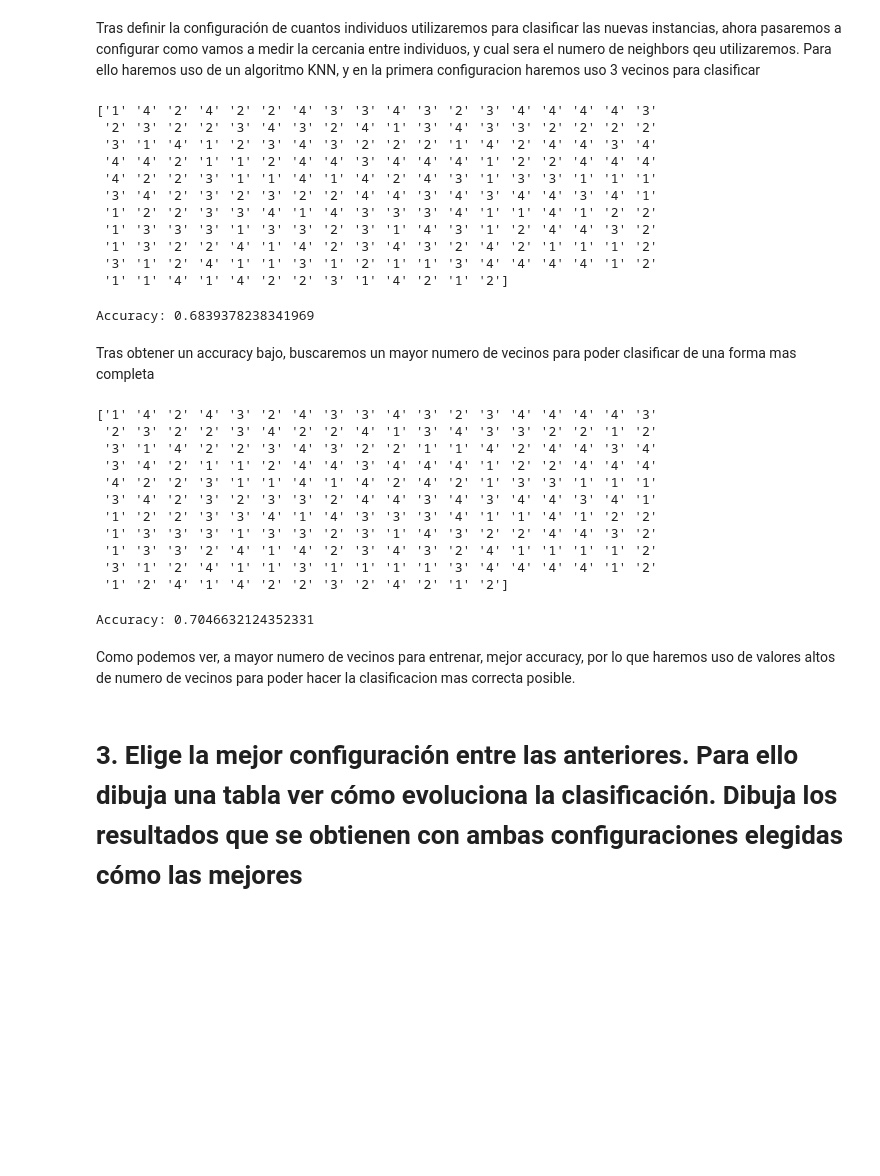
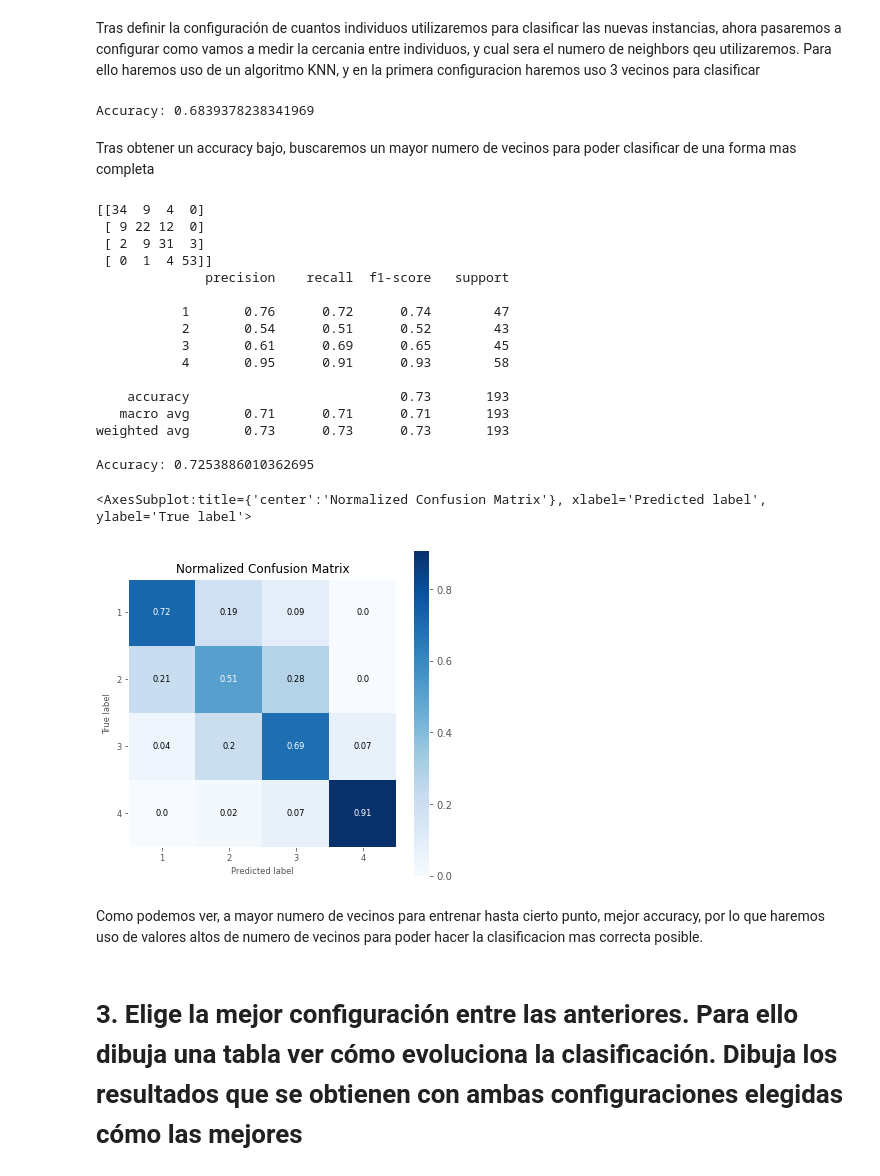
Before and after one commit to AlvaroChavarri/Practicamining3, a Jupyter notebook: LAB03-GRUPORoigChavarri/Practica4Coches_Copy.ipynb, the cells around one changed output. Drawn from its saved outputs; the diff is of its cells as text; code cells hidden in the pictures; blank space fills up the shorter version.

```diff
--- a/LAB03-GRUPORoigChavarri/Practica4Coches_Copy.ipynb
+++ b/LAB03-GRUPORoigChavarri/Practica4Coches_Copy.ipynb
@@ -145,50 +132,44 @@ vecinos=KNeighborsClassifier(n_neighbors=20)
 vecinos.fit(x_train,y_train)
 #Mostramos la solucion tras la validacion
 sol=vecinos.predict(x_test)
-print(sol)
+print("Accuracy:",metrics.accuracy_score(y_test,sol))
 # %% [output]
-['1' '4' '2' '4' '2' '2' '4' '3' '3' '4' '3' '2' '3' '4' '4' '4' '4' '3'
- '2' '3' '2' '2' '3' '4' '3' '2' '4' '1' '3' '4' '3' '3' '2' '2' '2' '2'
- '3' '1' '4' '1' '2' '3' '4' '3' '2' '2' '2' '1' '4' '2' '4' '4' '3' '4'
- '4' '4' '2' '1' '1' '2' '4' '4' '3' '4' '4' '4' '1' '2' '2' '4' '4' '4'
- '4' '2' '2' '3' '1' '1' '4' '1' '4' '2' '4' '3' '1' '3' '3' '1' '1' '1'
- '3' '4' '2' '3' '2' '3' '2' '2' '4' '4' '3' '4' '3' '4' '4' '3' '4' '1'
- '1' '2' '2' '3' '3' '4' '1' '4' '3' '3' '3' '4' '1' '1' '4' '1' '2' '2'
- '1' '3' '3' '3' '1' '3' '3' '2' '3' '1' '4' '3' '1' '2' '4' '4' '3' '2'
- '1' '3' '2' '2' '4' '1' '4' '2' '3' '4' '3' '2' '4' '2' '1' '1' '1' '2'
- '3' '1' '2' '4' '1' '1' '3' '1' '2' '1' '1' '3' '4' '4' '4' '4' '1' '2'
- '1' '1' '4' '1' '4' '2' '2' '3' '1' '4' '2' '1' '2']
+Accuracy: 0.6839378238341969
-# %%
-print("Accuracy:",metrics.accuracy_score(y_test,sol))
-# %% [output]
-Accuracy: 0.6839378238341969
 # %% [markdown]
 Tras obtener un accuracy bajo, buscaremos un mayor numero de vecinos para poder clasificar de una forma mas completa
 # %%
-#Definimos el clasificador
-vecinos2=KNeighborsClassifier(n_neighbors=30)
+#Definimos el clasificador despues explicaremos la razon por la que hemos escogido 50
+knn=KNeighborsClassifier(n_neighbors=50)
 #Entrenamos con el clasificador y los datos de entrenamiento
-vecinos2.fit(x_train,y_train)
+knn.fit(x_train,y_train)
 #Mostramos la solucion tras la validacion
-sol2=vecinos2.predict(x_test)
-print(sol2)
+pred=knn.predict(x_test)
+print(confusion_matrix(y_test,pred))
+print(classification_report(y_test, pred))
+print("Accuracy:",metrics.accuracy_score(y_test,pred))
 # %% [output]
-['1' '4' '2' '4' '3' '2' '4' '3' '3' '4' '3' '2' '3' '4' '4' '4' '4' '3'
- '2' '3' '2' '2' '3' '4' '2' '2' '4' '1' '3' '4' '3' '3' '2' '2' '1' '2'
- '3' '1' '4' '2' '2' '3' '4' '3' '2' '2' '1' '1' '4' '2' '4' '4' '3' '4'
- '3' '4' '2' '1' '1' '2' '4' '4' '3' '4' '4' '4' '1' '2' '2' '4' '4' '4'
- '4' '2' '2' '3' '1' '1' '4' '1' '4' '2' '4' '2' '1' '3' '3' '1' '1' '1'
- '3' '4' '2' '3' '2' '3' '3' '2' '4' '4' '3' '4' '3' '4' '4' '3' '4' '1'
- '1' '2' '2' '3' '3' '4' '1' '4' '3' '3' '3' '4' '1' '1' '4' '1' '2' '2'
- '1' '3' '3' '3' '1' '3' '3' '2' '3' '1' '4' '3' '2' '2' '4' '4' '3' '2'
- '1' '3' '3' '2' '4' '1' '4' '2' '3' '4' '3' '2' '4' '1' '1' '1' '1' '2'
- '3' '1' '2' '4' '1' '1' '3' '1' '1' '1' '1' '3' '4' '4' '4' '4' '1' '2'
- '1' '2' '4' '1' '4' '2' '2' '3' '2' '4' '2' '1' '2']
+[[34  9  4  0]
+ [ 9 22 12  0]
+ [ 2  9 31  3]
+ [ 0  1  4 53]]
+              precision    recall  f1-score   support
+
+           1       0.76      0.72      0.74        47
+           2       0.54      0.51      0.52        43
+           3       0.61      0.69      0.65        45
+           4       0.95      0.91      0.93        58
+
+    accuracy                           0.73       193
+   macro avg       0.71      0.71      0.71       193
+weighted avg       0.73      0.73      0.73       193
+
+Accuracy: 0.7253886010362695
-# %%
-print("Accuracy:",metrics.accuracy_score(y_test,sol2))
-# %% [output]
-Accuracy: 0.7046632124352331
+# %%
+skplt.metrics.plot_confusion_matrix(y_test, knn.predict(x_test),normalize=True,figsize=(6,6),text_fontsize='small')
+# %% [output]
+<AxesSubplot:title={'center':'Normalized Confusion Matrix'}, xlabel='Predicted label', ylabel='True label'>
+[figure, added]
 # %% [markdown]
-Como podemos ver, a mayor numero de vecinos para entrenar, mejor accuracy, por lo que haremos uso de valores altos de numero de vecinos para poder hacer la clasificacion mas correcta posible.
+Como podemos ver, a mayor numero de vecinos para entrenar hasta cierto punto, mejor accuracy, por lo que haremos uso de valores altos de numero de vecinos para poder hacer la clasificacion mas correcta posible.
 # %% [markdown]
 # 3. Elige la mejor configuración entre las anteriores. Para ello dibuja una tabla ver cómo evoluciona la clasificación.  Dibuja  los  resultados  que  se  obtienen  con  ambas  configuraciones  elegidas  cómo  las mejores
```
Also changed, not shown: parts of 16 cells of this notebook, 3 other files.
